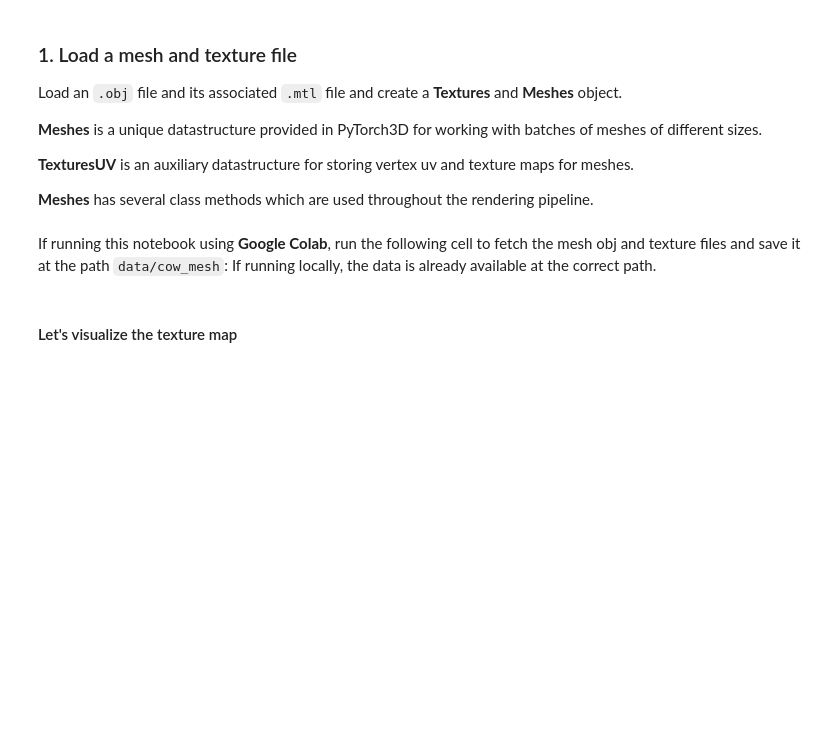
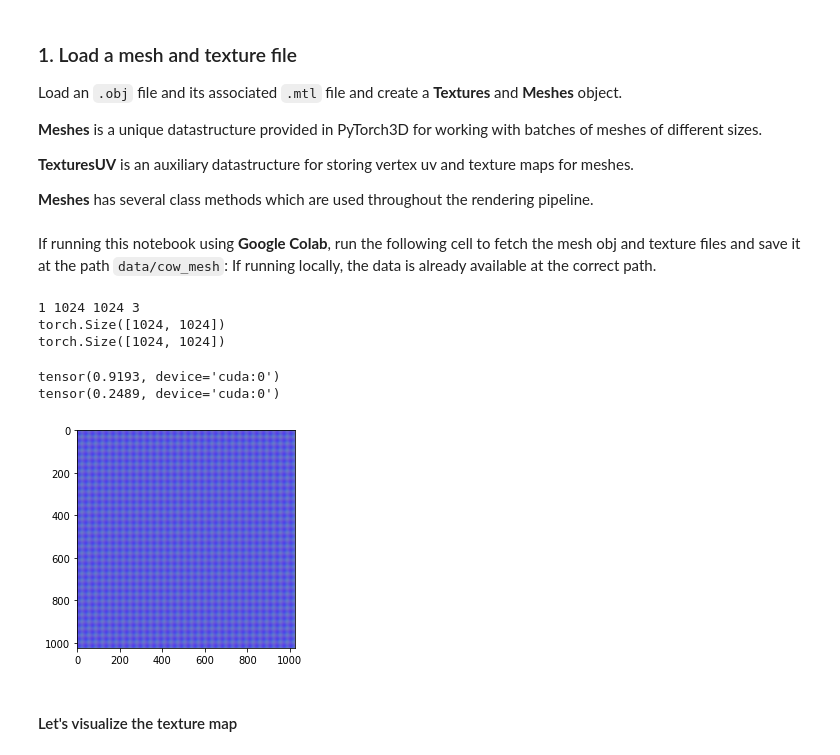
Before and after one commit to theycallmepeter/pytorch3d_PBR, a Jupyter notebook: docs/tutorials/testing_new_shaders.ipynb, the cells around one changed output. Saved outputs shown, nothing was run; the diff lists cells and outputs as text; code cells hidden in the pictures; blank space fills up the shorter version.

Commit message:
implemented tangent space calculation for normal map, updated normalmap to reflect vectors within rgb space

```diff
--- a/docs/tutorials/testing_new_shaders.ipynb
+++ b/docs/tutorials/testing_new_shaders.ipynb
@@ -822,24 +820,36 @@ obj_filename = os.path.join(DATA_DIR, "cow_mesh/cow.obj")
 # Load obj file
 mesh = load_objs_as_meshes([obj_filename], device=device)
 # %%
-# batch_dim, x_dim, y_dim, channels = mesh.textures.maps_padded().shape
-# print(batch_dim, x_dim, y_dim, channels)
-# xs = torch.linspace(-100, 100, steps=x_dim)
-# ys = torch.linspace(-100, 100, steps=y_dim)
-# x, y = torch.meshgrid(xs, ys)
-# print(x.shape, y.shape, sep="\n")
-# # z = torch.sin(torch.sqrt(x * x + y * y))
+batch_dim, x_dim, y_dim, channels = mesh.textures.maps_padded().shape
+print(batch_dim, x_dim, y_dim, channels)
+xs = torch.linspace(-100, 100, steps=x_dim)
+ys = torch.linspace(-100, 100, steps=y_dim)
+x, y = torch.meshgrid(xs, ys)
+print(x.shape, y.shape, sep="\n")
+# z = torch.sin(torch.sqrt(x * x + y * y))
+# %% [output]
+1 1024 1024 3
+torch.Size([1024, 1024])
+torch.Size([1024, 1024])
 # %%
-# # normal_img = (((torch.sin(x)+torch.cos(y)).unsqueeze(2).repeat(1, 1, 3).unsqueeze(0) + 1)/2)
-# normal_img = (torch.stack([(torch.sin(x)+torch.cos(y)).unsqueeze(0), (torch.sin(x+0.3)+torch.cos(y+0.3)).unsqueeze(0), (torch.sin(x-0.3)+torch.cos(y-0.3)).unsqueeze(0)], 3))
-# normal_img = normal_img + 2
-# normal_img = (normal_img / 4).to(device)
+from torch.nn.functional import normalize
+# normal_img = (((torch.sin(x)+torch.cos(y)).unsqueeze(2).repeat(1, 1, 3).unsqueeze(0) + 1)/2)
+normal_img = (torch.stack([(torch.sin(x)+torch.cos(y)).unsqueeze(0), (torch.sin(x+0.9)+torch.cos(y+0.9)).unsqueeze(0), (torch.sin(x-0.9)+torch.cos(y-0.9)).unsqueeze(0)], 3))
+normal_img = normal_img + 2
+normal_img = (normal_img / 8).to(device) + 0.5
+normal_img = normal_img + torch.cat([torch.zeros([batch_dim, x_dim, y_dim, 2]).to(device), torch.ones([batch_dim, x_dim, y_dim, 1]).to(device)], dim=3)
+normal_img = normalize(normal_img, dim=3)
 
-
-# print(normal_img.min())
+print(normal_img.max())
+print(normal_img.min())
+# %% [output]
+tensor(0.9193, device='cuda:0')
+tensor(0.2489, device='cuda:0')
 # %%
-# plt.imshow(normal_img.squeeze().cpu().numpy())
+plt.imshow(normal_img.squeeze().cpu().numpy())
 # plt.imsave("./data/cow_mesh/cow_normal.png", normal_img.squeeze().cpu().numpy())
+# %% [output]
+[figure, added]
 # %%
 
 # verts_uvs = mesh.textures.verts_uvs_padded().squeeze()  # (V, 2)
```
Also changed, not shown: parts of 1 cell of this notebook, 2 other files.
